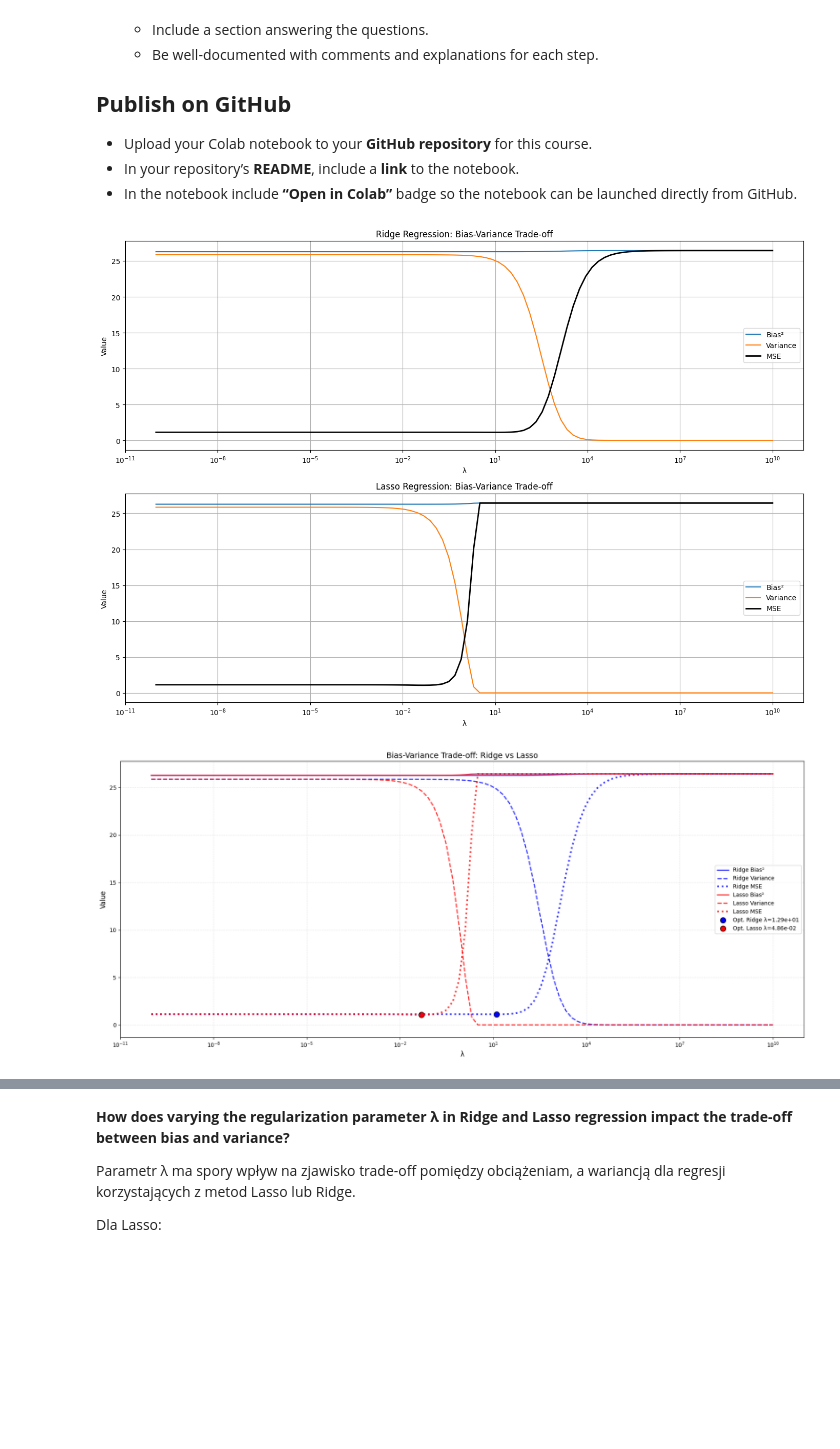
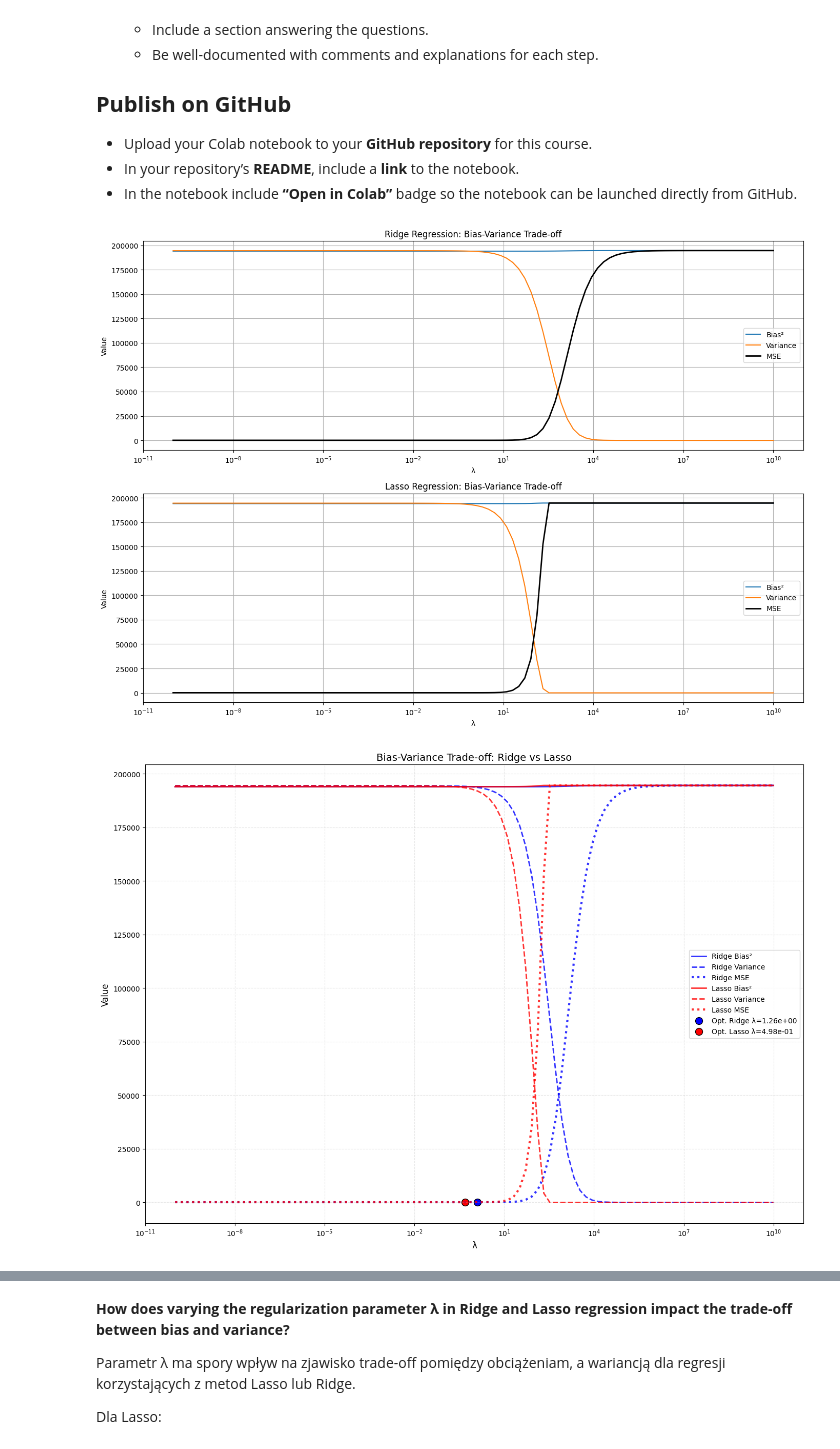
Before and after one commit to MichalSlowakiewicz/Machine-Learning, a Jupyter notebook: Homework4.ipynb, the cells around one changed output, grey strips where cells are left out. Cells and saved outputs as stored; diff of their text form; code cells hidden in the pictures; blank space fills up the shorter version.

```diff
--- a/Homework4.ipynb
+++ b/Homework4.ipynb
@@ -80,14 +80,14 @@ n = 1000
 # generating 50 coefficients
 # where only 5 of 50 coefficients aren't equal to 0
 real_coefficients = np.zeros(50)
-real_coefficients[:5] = np.random.uniform(1, 3, size=5)
+real_coefficients[:5] = np.random.uniform(1, 300, size=5)
 
 # generating n x 50 matrix with numbers from N(0, a) distribution
 a = 1
 X = np.random.normal(0, a, size=(n, 50))
 
 # generating response vector with random error
-y = X @ real_coefficients + np.random.randn(n)
+y = X @ real_coefficients + np.random.randn(n) * 10
 
 ### calculating MSE, bias^2, variance for Lasso and Ridge methods
 
@@ -162,7 +162,7 @@ plt.show()
 
 
 # generating one plot for both Lasso and Ridge
-plt.figure(figsize=(18, 8))
+plt.figure(figsize=(14, 10))
 
 # Ridge (logaritmic scale)
 plt.semilogx(lambdas, bias2_ridge, label='Ridge Bias²',
@@ -175,32 +175,73 @@ plt.semilogx(lambdas, mse_ridge, label='Ridge MSE',
 # Lasso (logarytmic scale)
 plt.semilogx(lambdas, bias2_lasso, label='Lasso Bias²',
              color='red', linestyle='-', linewidth=2, alpha=0.8)
 plt.semilogx(lambdas, variance_lasso, label='Lasso Variance',
              color='red', linestyle='--', linewidth=2, alpha=0.8)
 plt.semilogx(lambdas, mse_lasso, label='Lasso MSE',
              color='red', linestyle=':', linewidth=3, alpha=0.8)
 
 # optimal points for Ridge and Lasso (taking point for which MSE is minimized)
 optimal_ridge_index = np.argmin(mse_ridge)
 optimal_lasso_index = np.argmin(mse_lasso)
 
 # plotting optimal points
 plt.scatter(lambdas[optimal_ridge_index], mse_ridge[optimal_ridge_index],
             color='blue', s=100, edgecolor='black',
             label=f'Opt. Ridge λ={lambdas[optimal_ridge_index]:.2e}')
 plt.scatter(lambdas[optimal_lasso_index], mse_lasso[optimal_lasso_index],
             color='red', s=100, edgecolor='black',
             label=f'Opt. Lasso λ={lambdas[optimal_lasso_index]:.2e}')
 
 # labels
 plt.title('Bias-Variance Trade-off: Ridge vs Lasso', fontsize=14)
 plt.xlabel('λ', fontsize=12)
 plt.ylabel('Value', fontsize=12)
 plt.legend()
 plt.grid(True, which="both", linestyle='--', alpha=0.3)
 
 plt.tight_layout()
 plt.show()
+
+# generating one plot for both Lasso and Ridge
+plt.figure(figsize=(14, 10))
+
+# Ridge (log-log scale)
+plt.loglog(lambdas, bias2_ridge, label='Ridge Bias²',
+           color='blue', linestyle='-', linewidth=2, alpha=0.8)
+plt.loglog(lambdas, variance_ridge, label='Ridge Variance',
+           color='blue', linestyle='--', linewidth=2, alpha=0.8)
+plt.loglog(lambdas, mse_ridge, label='Ridge MSE',
+           color='blue', linestyle=':', linewidth=3, alpha=0.8)
+
+# Lasso (log-log scale)
+plt.loglog(lambdas, bias2_lasso, label='Lasso Bias²',
+           color='red', linestyle='-', linewidth=2, alpha=0.8)
+plt.loglog(lambdas, variance_lasso, label='Lasso Variance',
+           color='red', linestyle='--', linewidth=2, alpha=0.8)
+plt.loglog(lambdas, mse_lasso, label='Lasso MSE',
+           color='red', linestyle=':', linewidth=3, alpha=0.8)
+
+# optimal points for Ridge and Lasso (taking point for which MSE is minimized)
+optimal_ridge_index = np.argmin(mse_ridge)
+optimal_lasso_index = np.argmin(mse_lasso)
+
+# plotting optimal points
+plt.scatter(lambdas[optimal_ridge_index], mse_ridge[optimal_ridge_index],
+            color='blue', s=100, edgecolor='black',
+            label=f'Opt. Ridge λ={lambdas[optimal_ridge_index]:.2e}')
+plt.scatter(lambdas[optimal_lasso_index], mse_lasso[optimal_lasso_index],
+            color='red', s=100, edgecolor='black',
+            label=f'Opt. Lasso λ={lambdas[optimal_lasso_index]:.2e}')
+
+# labels
+plt.title('Bias-Variance Trade-off: Ridge vs Lasso', fontsize=14)
+plt.xlabel('λ (log scale)', fontsize=12)
+plt.ylabel('Value (log scale)', fontsize=12)
+plt.legend()
+plt.grid(True, which="both", linestyle='--', alpha=0.3)
+
+plt.tight_layout()
+plt.show()
 # %% [output]
-[figure, old version]
+[figure, new version]
-[figure, old version]
+[figure, new version]
```
Also changed, not shown: parts of 1 cell of this notebook.
